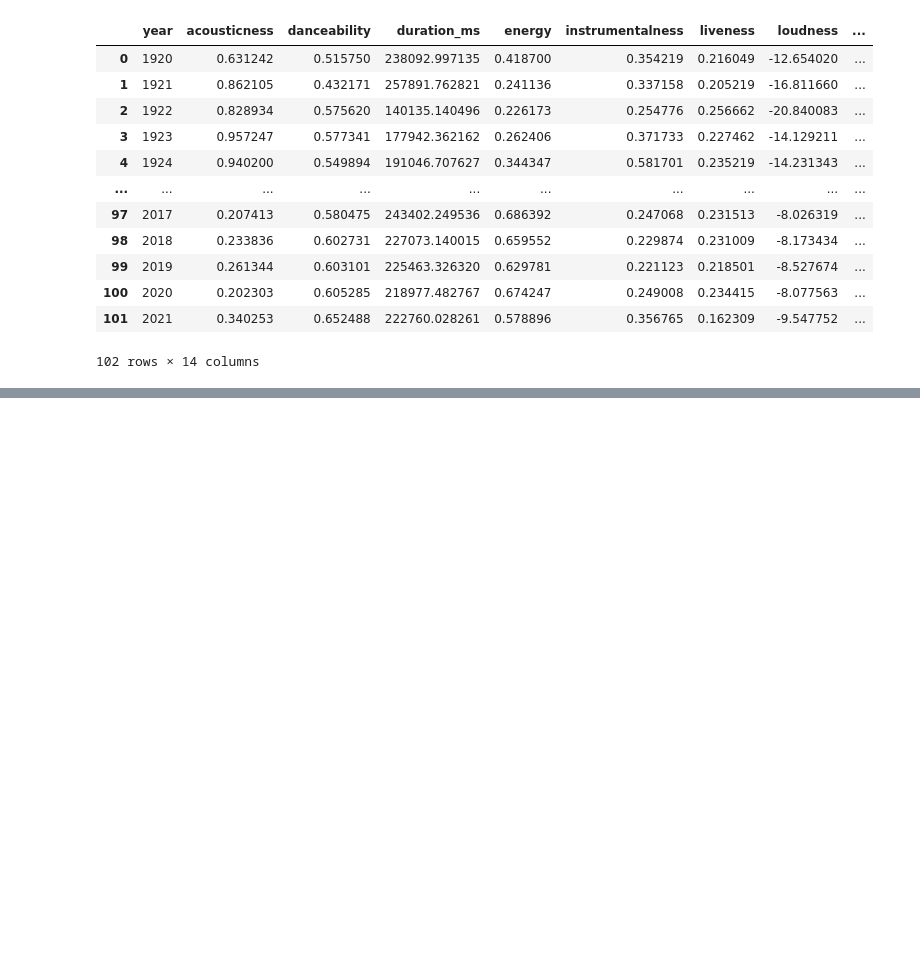
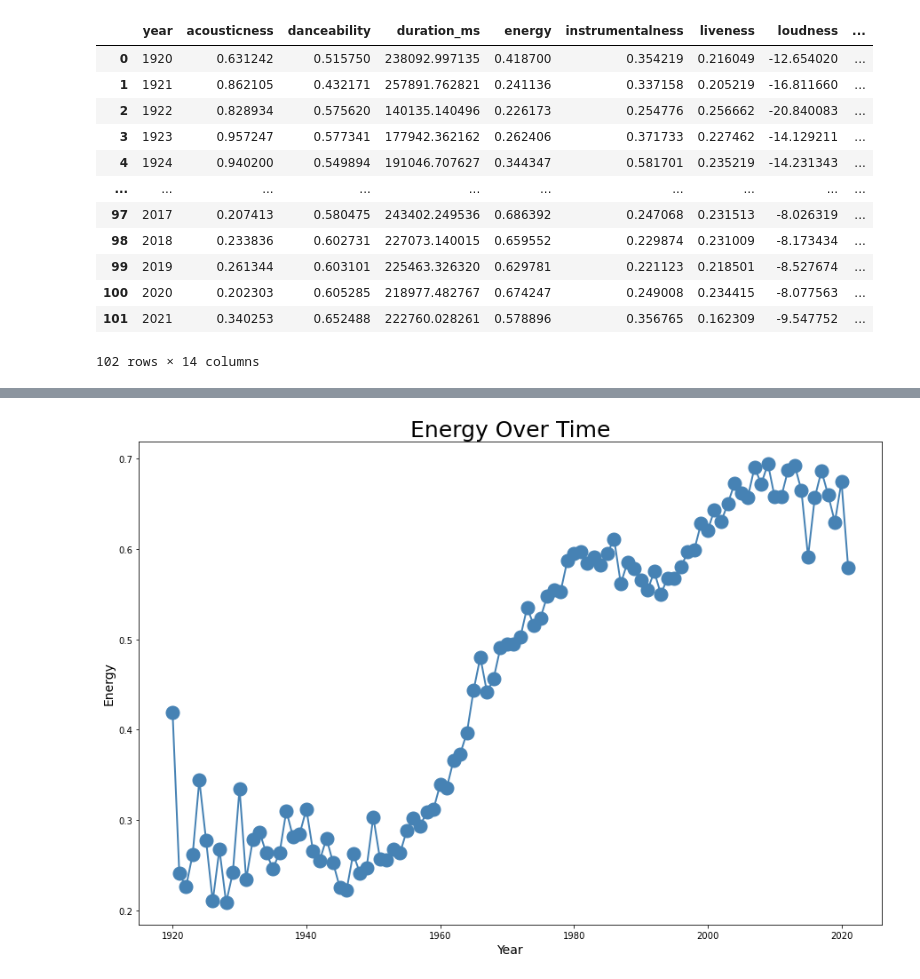
Before and after one commit to collinmpage/NWDS-project-one, a Jupyter notebook: data_visualized.ipynb, the cells around one changed output, grey strips where cells are left out. Drawn from its saved outputs; the diff is of its cells as text; code cells hidden in the pictures; blank space fills up the shorter version.

```diff
--- a/data_visualized.ipynb
+++ b/data_visualized.ipynb
@@ -41,0 +101,12 @@ data_by_year
+# %%
+#Energy Over Time
+
+fig1, ax1 = plt.subplots(figsize=(15, 10))
+plt.title('Energy Over Time' ,fontsize =25)
+plt.plot(x_axis, Energy ,linewidth=2, markersize=15,marker="o",color="steelblue")
+plt.xlabel('Year',fontsize =14)
+plt.ylabel('Energy',fontsize =14)
+
+plt.show()
+# %% [output]
+[figure, added]
```
Also changed, not shown: parts of 9 cells of this notebook.
